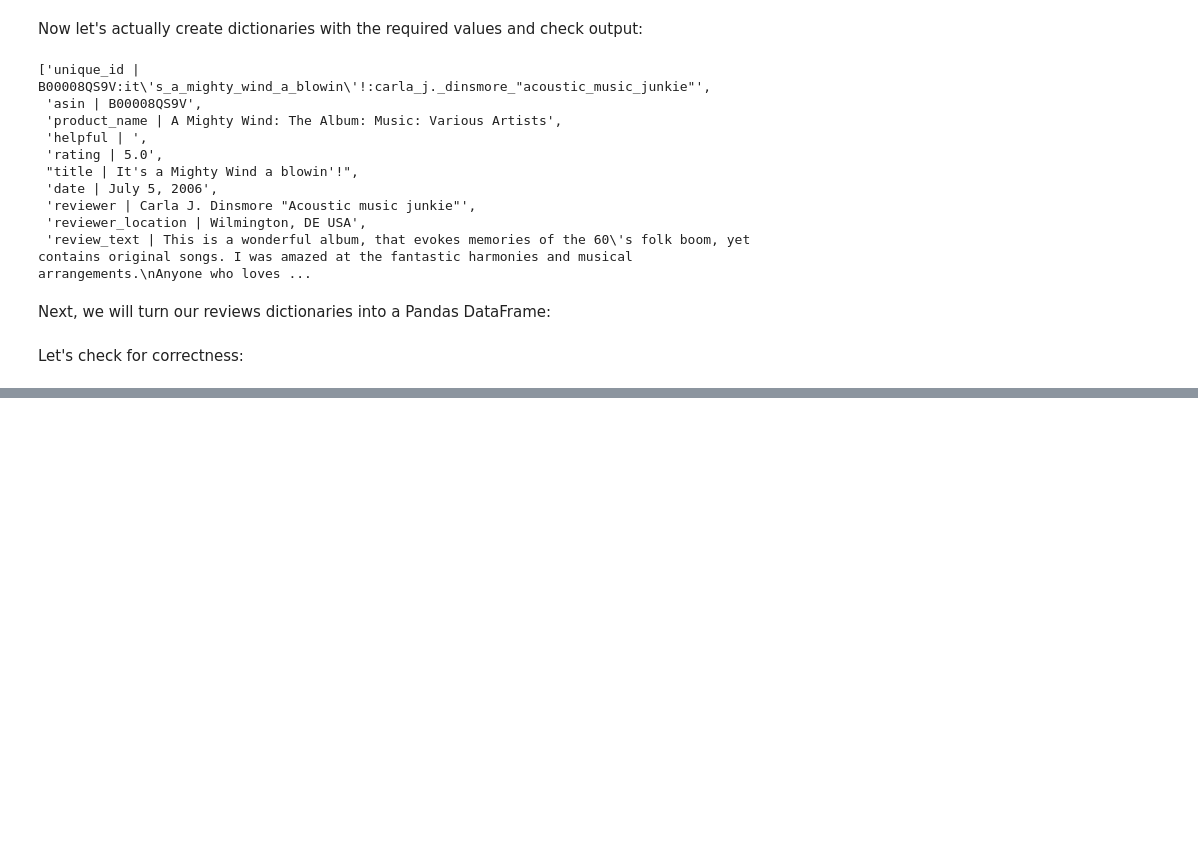
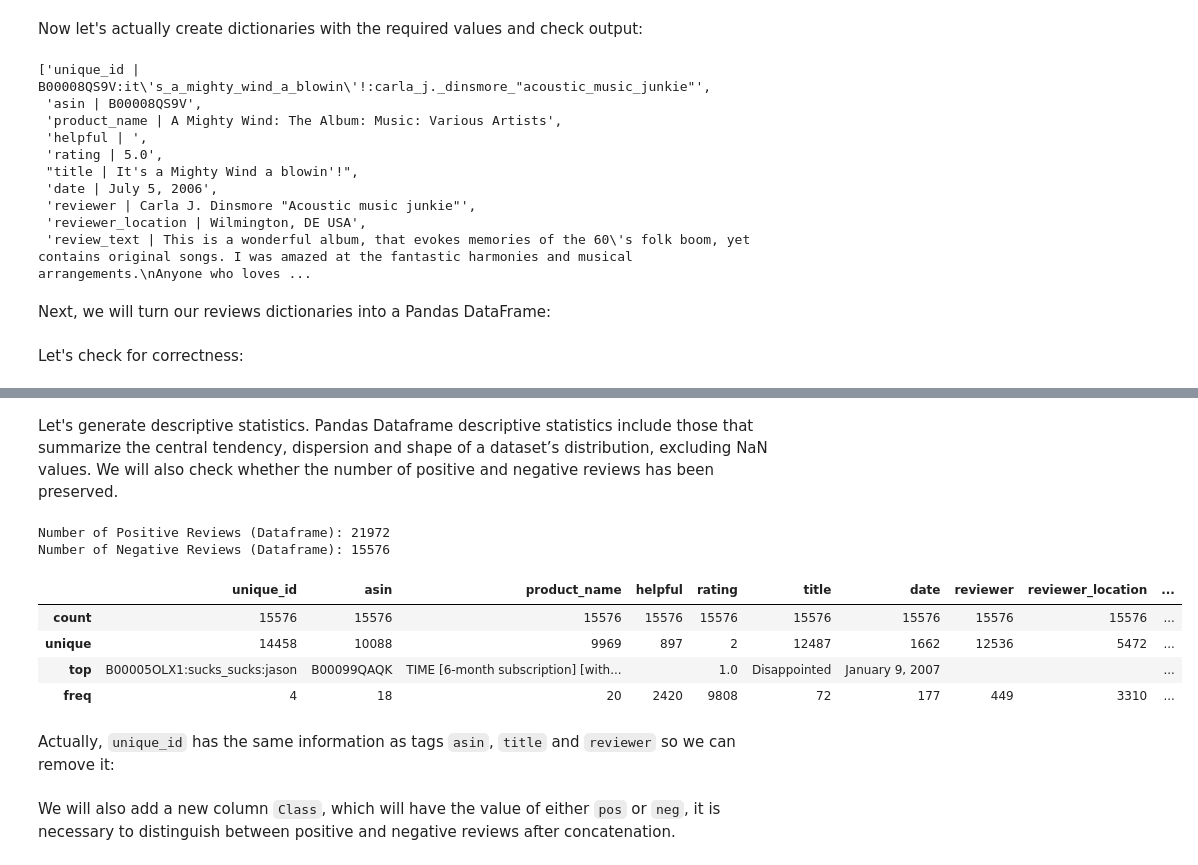
Before and after one commit to jackshendrikov/sentimento, a Jupyter notebook: Part I - Data Processing.ipynb, the cells around one changed output, grey strips where cells are left out. Drawn from its saved outputs; the diff is of its cells as text; code cells hidden in the pictures; blank space fills up the shorter version.

Commit message:
Create Pandas Dataframes from our parsed data

```diff
--- a/Part I - Data Processing.ipynb
+++ b/Part I - Data Processing.ipynb
@@ -184,0 +187,24 @@ Everything is correct, wonderful!
+# %%
+pos_reviews, neg_reviews = [], []
+counter = 0 # for styled output
+
+for parent, dirnames, filenames in os.walk('sorted_data'):
+    for fn in filenames:
+        filepath = os.path.join(parent, fn)
+        if counter % 2 == 0: print("—" * 60)
+
+        if fn == "positive.review":
+            pos_rev_tree = ET.fromstring(open(filepath, 'r').read())
+            pos_tags = pos_rev_tree.findall('review')
+            pos_reviews.append(parseXML(pos_tags))
+            counter += 1
+            print("| Parse", filepath.center(50), "|")
+
+        if fn == "negative.review":
+            neg_rev_tree = ET.fromstring(open(filepath, 'r').read())
+            neg_tags = neg_rev_tree.findall('review')
+            neg_reviews.append(parseXML(neg_tags))
+            counter += 1
+            print("| Parse", filepath.center(50), "|")
+
+print("—" * 60, "\n\n!!! Reviews parsing completed successfully !!!")
@@ -184,0 +249,8 @@ Everything is correct, wonderful!
+# %%
+positive_df, negative_df = pd.DataFrame(columns=REVIEW_TAGS), pd.DataFrame(columns=REVIEW_TAGS)
+# %%
+for review in pos_reviews:
+    print(review['review1'], '\n')
+    df = dict_to_dataframe(review)
+    positive_df = pd.concat([positive_df, df])
+    df.empty
@@ -184,0 +275,23 @@ Everything is correct, wonderful!
+# %%
+for review in neg_reviews:
+    df = dict_to_dataframe(review)
+    negative_df = pd.concat([negative_df, df])
+    df.empty
+# %% [markdown]
+Let's generate descriptive statistics. Pandas Dataframe descriptive statistics include those that summarize the central tendency, dispersion and shape of a dataset’s distribution, excluding NaN values. We will also check whether the number of positive and negative reviews has been preserved.
+# %%
+print('\nNumber of Positive Reviews (Dataframe):', len(positive_df),
+      '\nNumber of Negative Reviews (Dataframe):', len(negative_df))
+
+positive_df.describe()
+negative_df.describe()
+# %% [output]
+Number of Positive Reviews (Dataframe): 21972
+Number of Negative Reviews (Dataframe): 15576
+|  | unique_id | asin | product_name | helpful | rating | title | date | reviewer | reviewer_location | ... |
+| count | 15576 | 15576 | 15576 | 15576 | 15576 | 15576 | 15576 | 15576 | 15576 | ... |
+| unique | 14458 | 10088 | 9969 | 897 | 2 | 12487 | 1662 | 12536 | 5472 | ... |
+| top | B00005OLX1:sucks_sucks:jason | B00099QAQK | TIME [6-month subscription] [with... |  | 1.0 | Disappointed | January 9, 2007 |  |  | ... |
+| freq | 4 | 18 | 20 | 2420 | 9808 | 72 | 177 | 449 | 3310 | ... |
+# %% [markdown]
+Actually, `unique_id` has the same information as tags `asin`, `title` and `reviewer` so we can remove it:
@@ -184,0 +301,2 @@ Everything is correct, wonderful!
+# %% [markdown]
+We will also add a new column `Class`, which will have the value of either `pos` or `neg`, it is necessary to distinguish between positive and negative reviews after concatenation.
```
Also changed, not shown: parts of 16 cells of this notebook.
